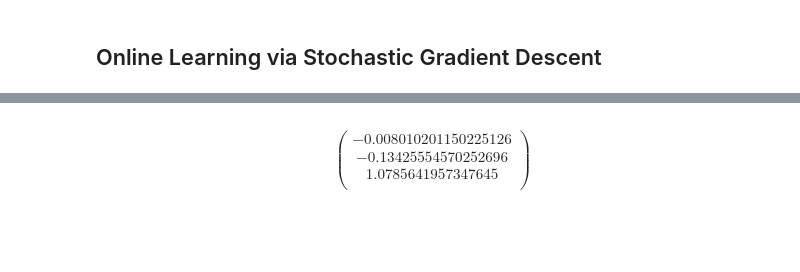
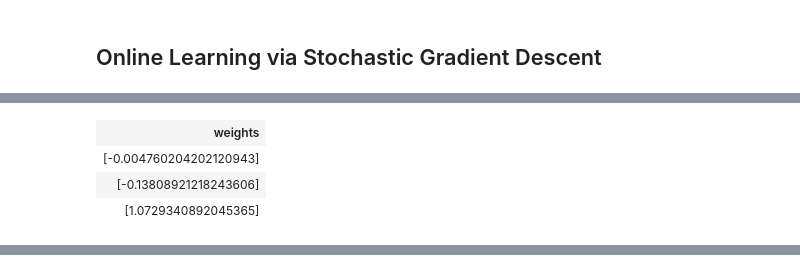
Before and after one commit to gbuesing/notebooks, a Jupyter notebook: singlelayer_neurons.ipynb, the cells around one changed output, grey strips where cells are left out. Saved outputs shown, nothing was run; the diff lists cells and outputs as text; code cells hidden in the pictures; blank space fills up the shorter version.

```diff
--- a/singlelayer_neurons.ipynb
+++ b/singlelayer_neurons.ipynb
@@ -274,4 +275,34 @@ class AdalineSGD
     activation(x).map {|v| v >= 0 ? 1 : -1}
   end
 end
+
+
+shuffled_indexes = x.rows.times.to_a.shuffle
+
+x_shuf = x.row(shuffled_indexes)
+y_shuf = y.row(shuffled_indexes)
+
+x_shuf.standardize_columns!
+
+
+# Train
+
+ada = AdalineSGD.new(epochs: 15, eta: 0.01).train(x_shuf, y_shuf)
+
+
+# Display Results
+
+decision_plot ada.weights, species.map {|k,v| [x_shuf.row(y_shuf =~ v), k] } do |plot|
+  plot.title 'AdalineSGD'
+  plot.xlabel 'sepal length (cm)'
+  plot.ylabel 'petal length (cm)'
+end
+
+IRuby.display IRuby.table weights: ada.weights.to_a
+
+cost_plot ada.cost do |plot|
+  plot.title 'AdalineSGD Error'
+  plot.xlabel 'Iteration'
+  plot.ylabel 'SSE'
+end
 # %% [output]
@@ -278,0 +310,4 @@ end
+| weights |
+| [-0.004760204202120943] |
+| [-0.13808921218243606] |
+| [1.0729340892045365] |
@@ -279,16 +314,0 @@ end
-# %%
-shuffled_indexes = x.rows.times.to_a.shuffle
-x_shuf = x.row(shuffled_indexes)
-y_shuf = y.row(shuffled_indexes)
-
-x_shuf.standardize_columns!
-
-ada = AdalineSGD.new(epochs: 15, eta: 0.01)
-ada.train(x_shuf, y_shuf)
-ada.weights
-# %% [output]
-$$\left(\begin{array}{c}
-  -0.008010201150225126\\
-  -0.13425554570252696\\
-  1.0785641957347645\\
-\end{array}\right)$$
```
Also changed, not shown: parts of 18 cells of this notebook, 1 other file.
